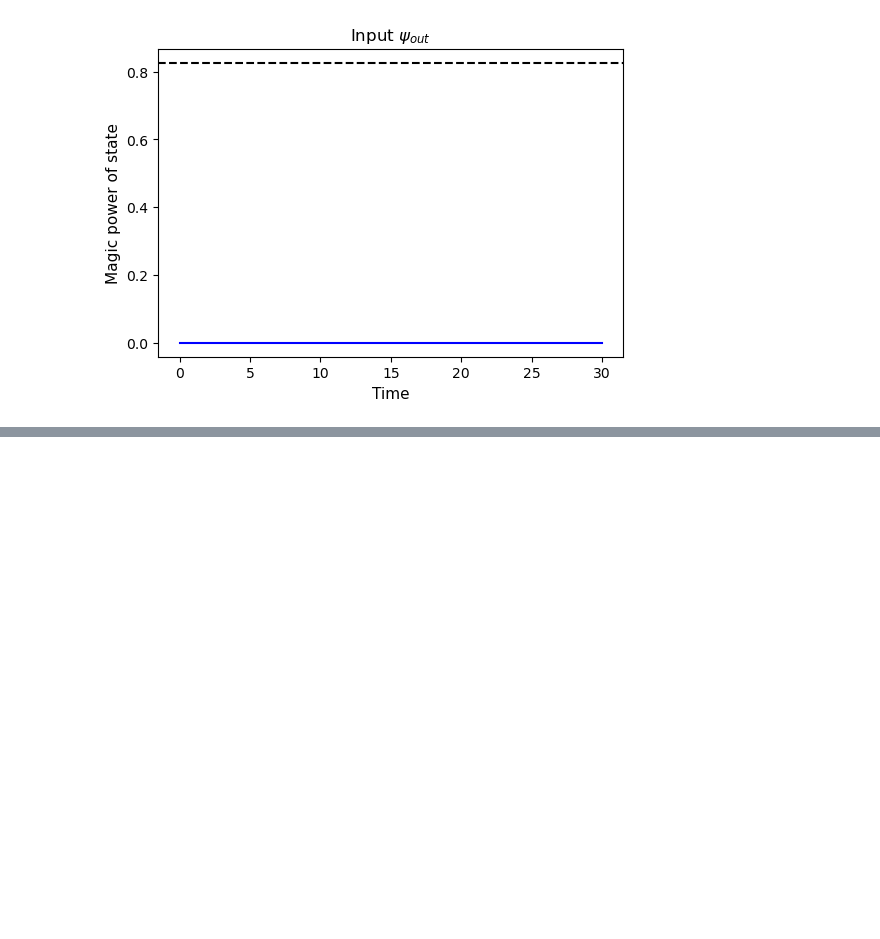
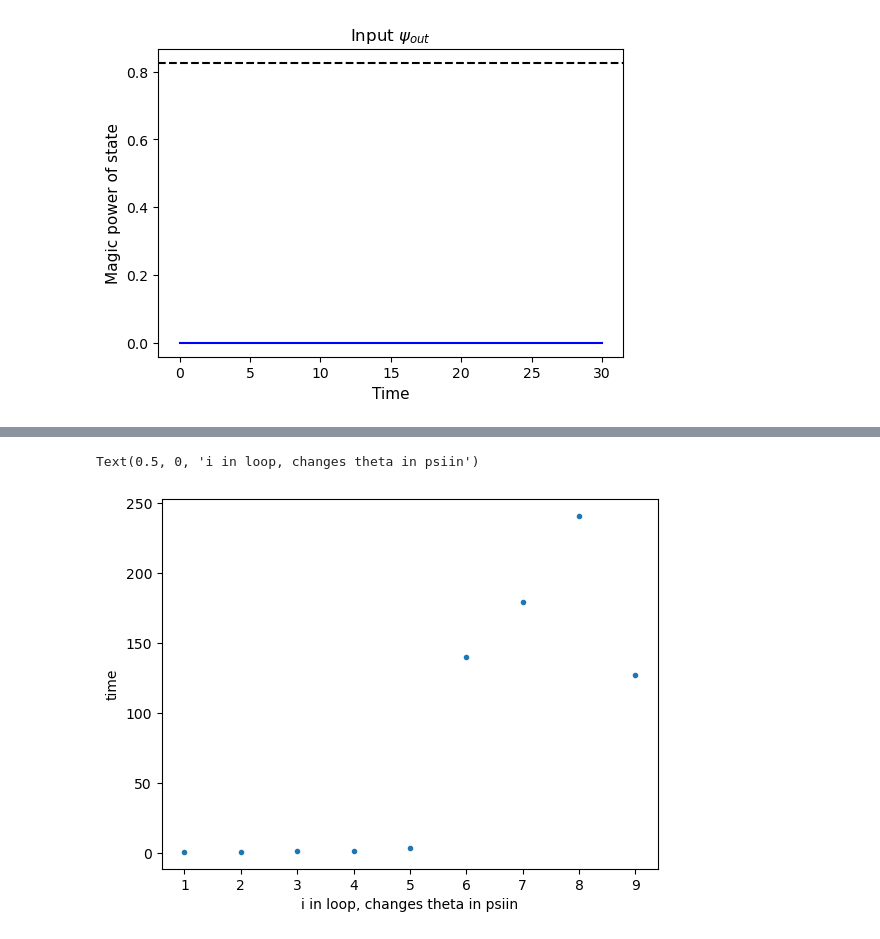
Before and after one commit to annabirke/Honours_entangle_magic, a Jupyter notebook: Epower_Mpower_analysis.ipynb, the cells around one changed output, grey strips where cells are left out. Cells and saved outputs as stored; diff of their text form; code cells hidden in the pictures; blank space fills up the shorter version.

```diff
--- a/Epower_Mpower_analysis.ipynb
+++ b/Epower_Mpower_analysis.ipynb
@@ -83,0 +199,23 @@ magic_list_mu = Mpower_funcs.Mpower_inout(a,mu_list,t_list,psi,None,False,'saven
+# %%
+"""
+FOR MEAN FIELD SOLNS
+This is checking at what point N_L first goes below 0.75, ie 'tunnels?' to the RR state.
+Doing this for different initial states where the weighting is more and more to L rather than R. (ie changing the theta input)
+Can also change phi which is phase between L(t) and R(t), which also has an impact on the 'tunneling' time
+"""
+points=5000
+t_list=np.linspace(0,500,points)
+
+tunnel_first=[]
+for i in range(1,10):
+    print(i)
+
+    # CHANGE THE STATES HERE:
+    U_0 = [np.arcsin(i/(i+1)),np.pi/4]
+
+    psi=mean_funcs.state(points, U_0, t_list, mu_list[0]) # basis LL LR RL RR
+    exNLmean=mean_funcs.N_L(points, U_0, t_list, mu_list[0])
+    first = np.where(exNLmean < 0.75)[0][0]
+    tunnel_first.append(t_list[first])
+
+print(tunnel_first)
@@ -83,0 +233,7 @@ magic_list_mu = Mpower_funcs.Mpower_inout(a,mu_list,t_list,psi,None,False,'saven
+# %%
+plt.plot(np.arange(1,10),tunnel_first,'.')
+plt.ylabel('time')
+plt.xlabel('i in loop, changes theta in psiin')
+# %% [output]
+Text(0.5, 0, 'i in loop, changes theta in psiin')
+[figure, added]
```
Also changed, not shown: parts of 9 cells of this notebook, 5 other files.
